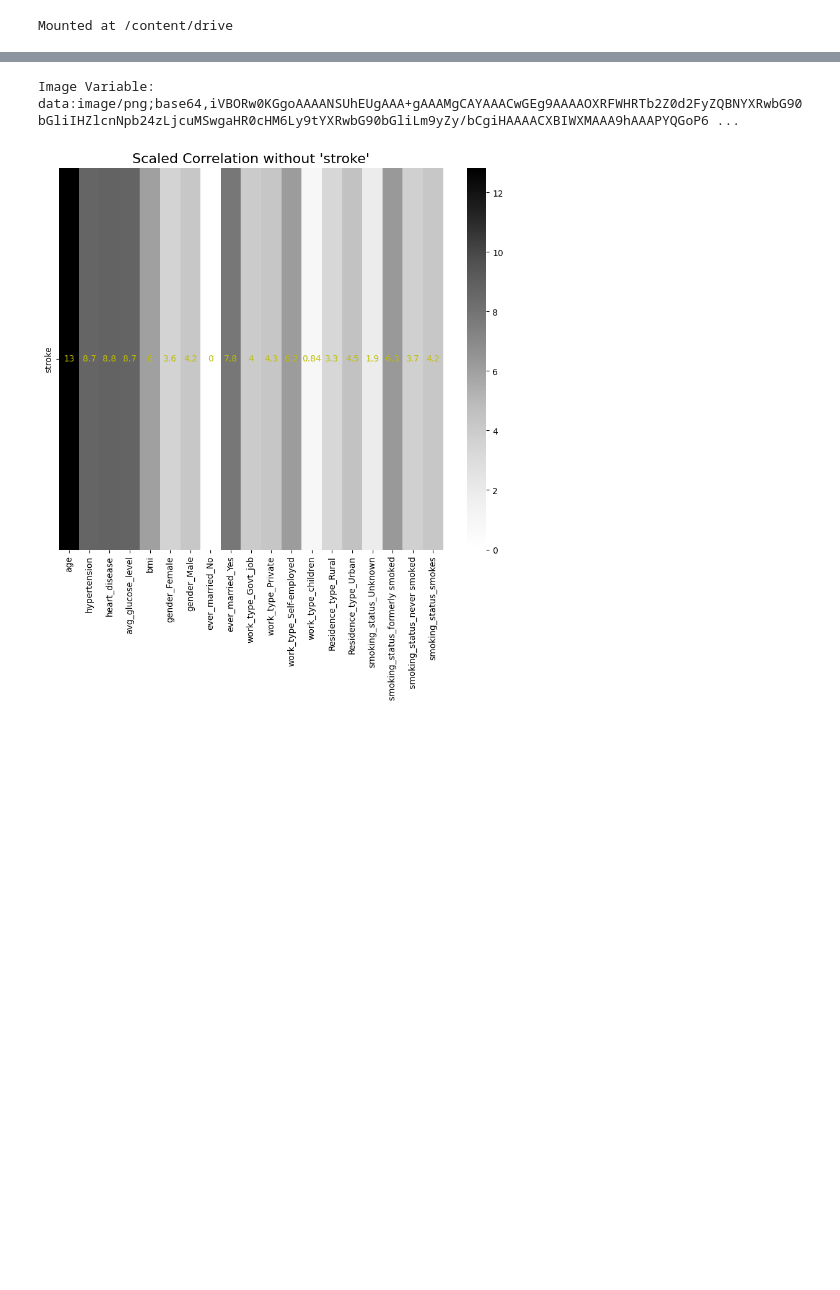
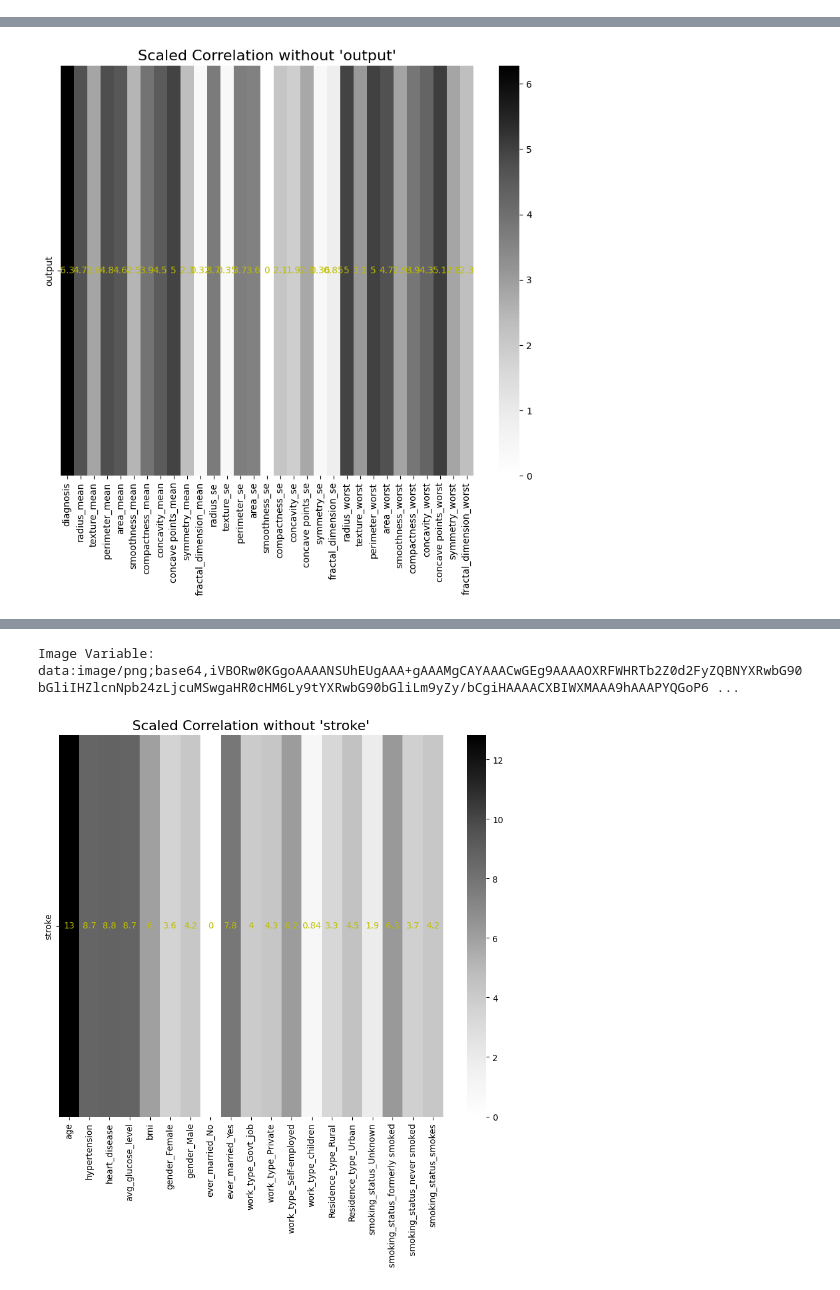
Before and after one commit to hackersground-kr/HG-LearningMachine, a Jupyter notebook: colab/1.ipynb, the cells around one changed output, grey strips where cells are left out. Saved outputs shown, nothing was run; the diff lists cells and outputs as text; code cells hidden in the pictures; blank space fills up the shorter version.

```diff
--- a/colab/1.ipynb
+++ b/colab/1.ipynb
@@ -7,8 +10,3 @@ Requirement already satisfied: protobuf<=3.20.3,>=3.11.0 in /usr/local/lib/pytho
-# %%
-from google.colab import drive
-drive.mount('/content/drive')
-# %% [output]
-Mounted at /content/drive
 # %%
 import pandas as pd
 import numpy as np
@@ -40,3 +35,42 @@ from mysql.connector import errorcode
 from sklearn.preprocessing import OneHotEncoder
 from sklearn.preprocessing import LabelEncoder
 from sklearn.preprocessing import StandardScaler
+# %%
+breast_data = pd.read_csv('/content/drive/MyDrive/breast-cancer.csv')
+# %%
+breast_data = breast_data.drop('id', axis=1)
+# %%
+breast_data.diagnosis=[1 if each=="M" else 0 for each in breast_data.diagnosis]
+y=breast_data.diagnosis.values
+x_data=breast_data.drop(["diagnosis"],axis=1)
+# %%
+# 특성 열 선택
+features = breast_data
+out = y
+# Min-Max 스케일링 적용
+scaler = MinMaxScaler()
+scaled_data = scaler.fit_transform(breast_data)
+# 스케일링된 데이터로 DataFrame 생성
+scaled_df = pd.DataFrame(scaled_data, columns=breast_data.columns)
+scaled_df['output'] = out
+# 상관관계 계산
+correlation_matrix = scaled_df.corr()
+# 'output' 열에 대한 상관관계 추출
+output_correlation = correlation_matrix.drop('output')['output']
+# 상관관계 값을 스케일링
+scaled_output_correlation = (output_correlation - output_correlation.min()) / (output_correlation.max() - output_correlation.min())
+# 합이 100이 되도록 조정
+scaled_output_correlation = (scaled_output_correlation / scaled_output_correlation.sum()) * 100
+# heatmap으로 상관관계 시각화
+plt.figure(figsize=(10, 8))
+ax = sns.heatmap(data=scaled_output_correlation.to_frame().T, annot=True, annot_kws=dict(color='y', fontsize=10), cmap='Greys')
+plt.title("Scaled Correlation without 'output'", fontsize=16)
+buffer = io.BytesIO()
+plt.savefig(buffer, format='png')
+buffer.seek(0)
+# Base64로 인코딩
+image_breast1 = base64.b64encode(buffer.getvalue()).decode('utf-8')
+image_breast1 = "embedded-picture" + image_breast1
+print(f"Image Variable: {image_breast1}")
+plt.show()
+# %% [output]
@@ -42,0 +78 @@ from sklearn.preprocessing import StandardScaler
+[figure, added]
```
Also changed, not shown: parts of 32 cells of this notebook, 2 other files.
